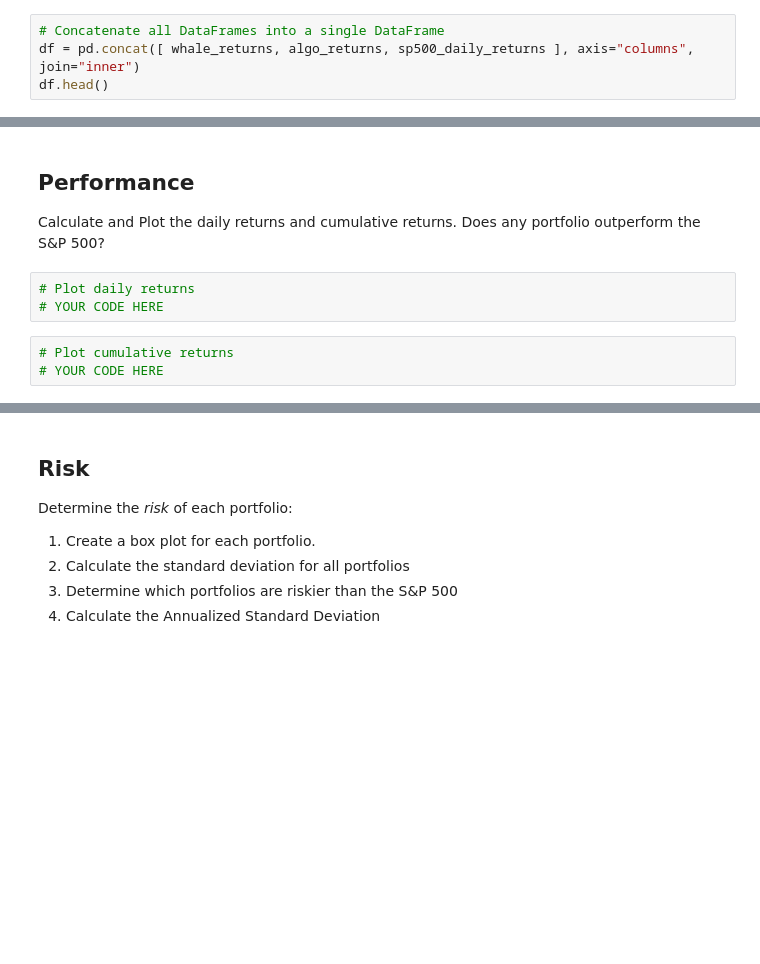
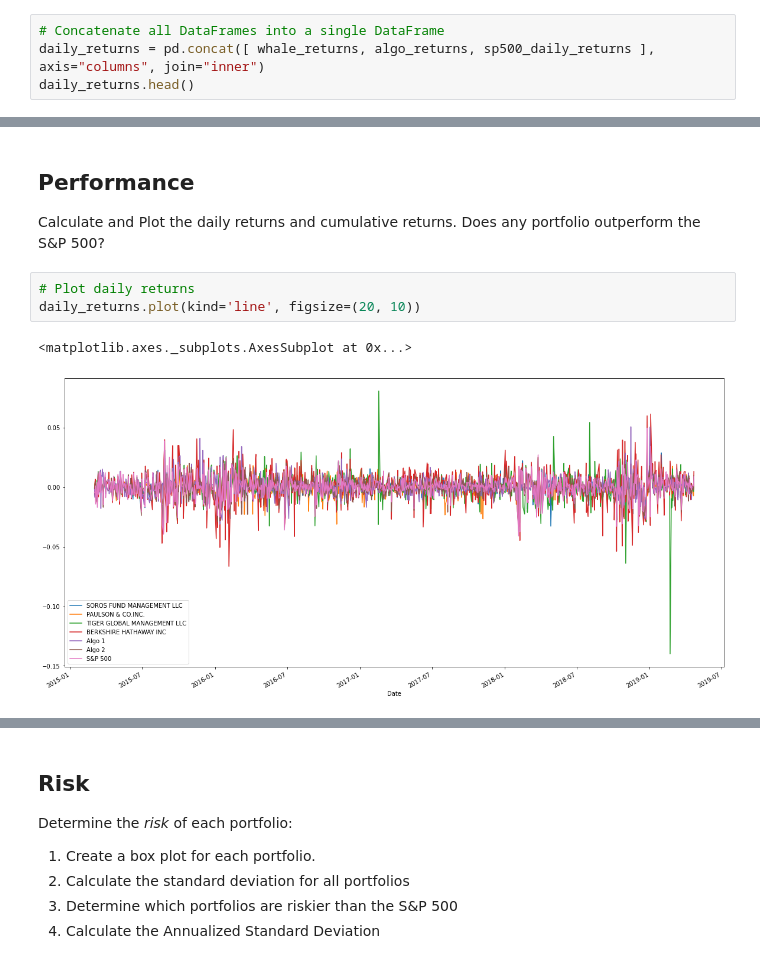
Before and after one commit to drg-developer-2-GWFinTech-Homeworks/homework-3, a Jupyter notebook: whale_analysis.ipynb, the cells around one changed output, grey strips where cells are left out. Cells and saved outputs as stored; diff of their text form; blank space fills up the shorter version.

```diff
--- a/whale_analysis.ipynb
+++ b/whale_analysis.ipynb
@@ -156,8 +156,8 @@ sp500_daily_returns.columns = [ "S&P 500" ]
 ## Combine Whale, Algorithmic, and S&P 500 Returns
 # %%
 # Concatenate all DataFrames into a single DataFrame
-df = pd.concat([ whale_returns, algo_returns, sp500_daily_returns ], axis="columns", join="inner")
-df.head()
+daily_returns = pd.concat([ whale_returns, algo_returns, sp500_daily_returns ], axis="columns", join="inner")
+daily_returns.head()
 # %% [output]
 |  | SOROS FUND MANAGEMENT LLC | PAULSON & CO.INC. | TIGER GLOBAL MANAGEMENT LLC | BERKSHIRE HATHAWAY INC | Algo 1 | Algo 2 | ... |
 | Date |  |  |  |  |  |  | ... |
@@ -176,9 +176,9 @@ In this section, you will calculate and visualize performance and risk metrics f
 ## Performance
 
 Calculate and Plot the daily returns and cumulative returns. Does any portfolio outperform the S&P 500?
-# %%
-# Plot daily returns
-# YOUR CODE HERE
-# %%
-# Plot cumulative returns
-# YOUR CODE HERE
+# %%
+# Plot daily returns
+daily_returns.plot(kind='line', figsize=(20, 10))
+# %% [output]
+<matplotlib.axes._subplots.AxesSubplot at 0x...>
+[figure, added]
```
Also changed, not shown: parts of 15 cells of this notebook.
